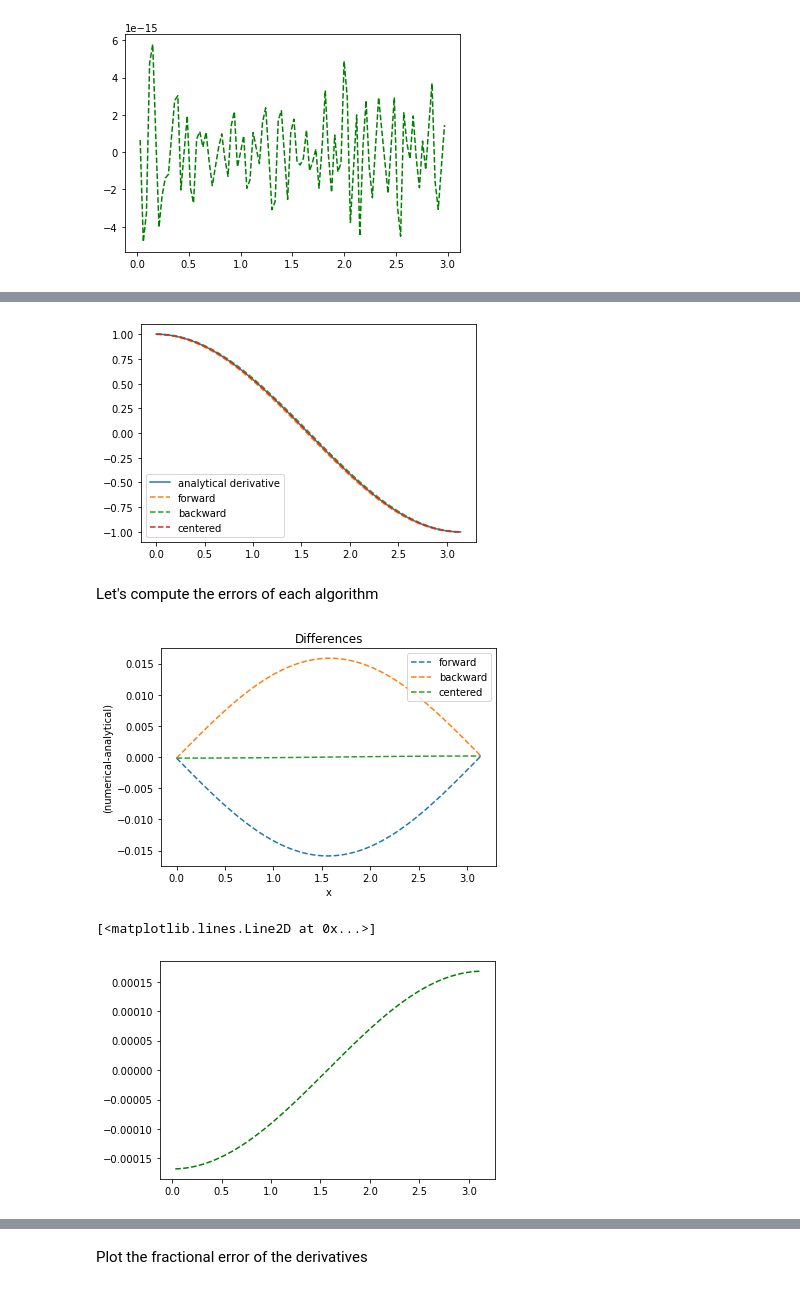
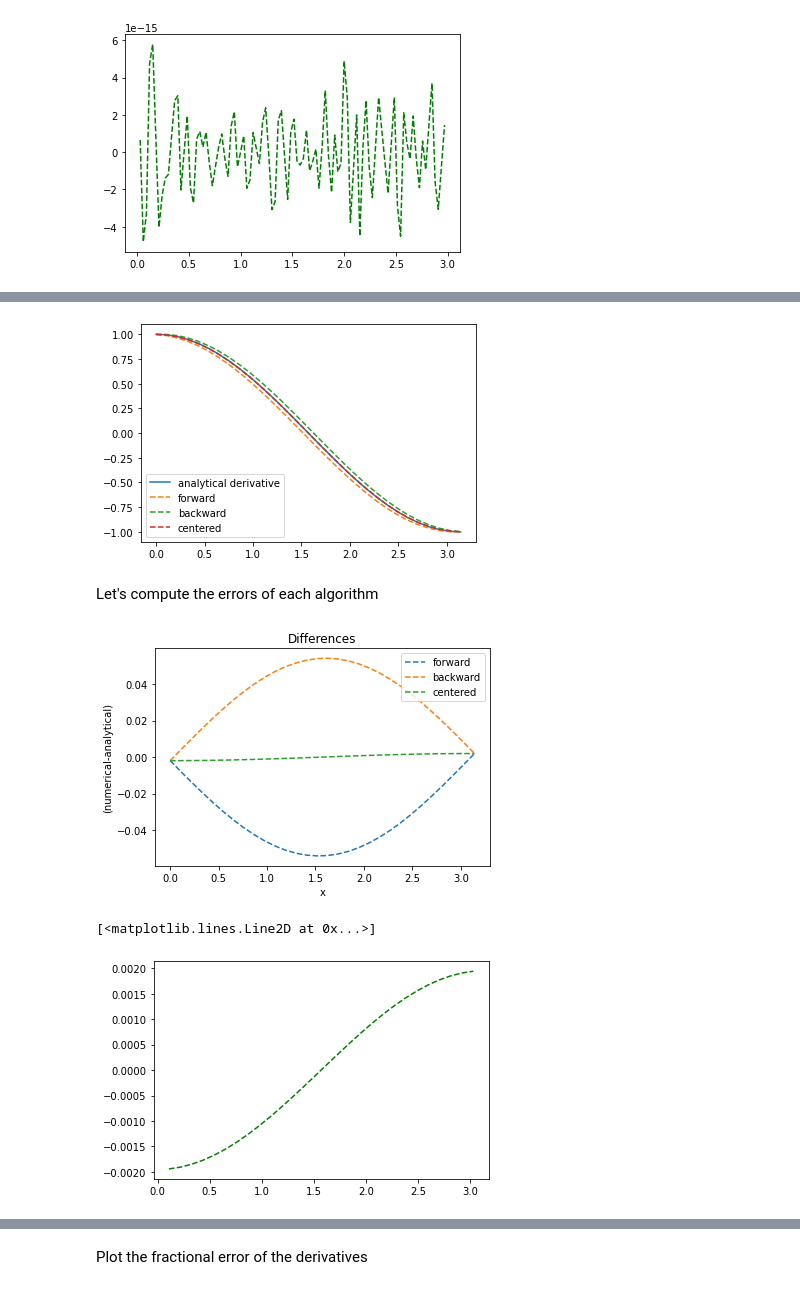
Before and after one commit to ds-connectors/Physics-88-Sp21, a Jupyter notebook: Week10/Lecture08a.ipynb, the cells around one changed output, grey strips where cells are left out. Drawn from its saved outputs; the diff is of its cells as text; code cells hidden in the pictures.

```diff
--- a/Week10/Lecture08a.ipynb
+++ b/Week10/Lecture08a.ipynb
@@ -23,7 +23,7 @@ work well for very smooth data. they are surprisingly fast even up to
 10000 points in the vector.
 '''
 
-x = np.linspace(0,3,100)
+x = np.linspace(0,3,300)
 y = x**2+2*x-5
 dy_analytical = 2*x+2
 '''
@@ -106,7 +106,7 @@ work well for very smooth data. they are surprisingly fast even up to
 10000 points in the vector.
 '''
 
-x = np.linspace(0,np.pi,100)
+x = np.linspace(0,np.pi,30)
 y = np.sin(x)
 dy_analytical = np.cos(x)
 '''
@@ -164,4 +164,4 @@ plt.show()
-[figure, old version]
+[figure, new version]
 # %% [markdown]
 Let's compute the errors of each algorithm
 # %%
@@ -179,12 +179,12 @@ plt.ylabel('(numerical-analytical)')
 legend(loc='upper right')
 plt.show()
 # %% [output]
-[figure, old version]
+[figure, new version]
 # %%
 plt.plot(x[1:-1],diff_dyc[1:-1],'g--')
 # %% [output]
 [<matplotlib.lines.Line2D at 0x...>]
-[figure, old version]
+[figure, new version]
 # %%
 '''
 These are quick simple ways to calculate numerical derivatives. They
```
Also changed, not shown: parts of 7 cells of this notebook, 2 other files.
